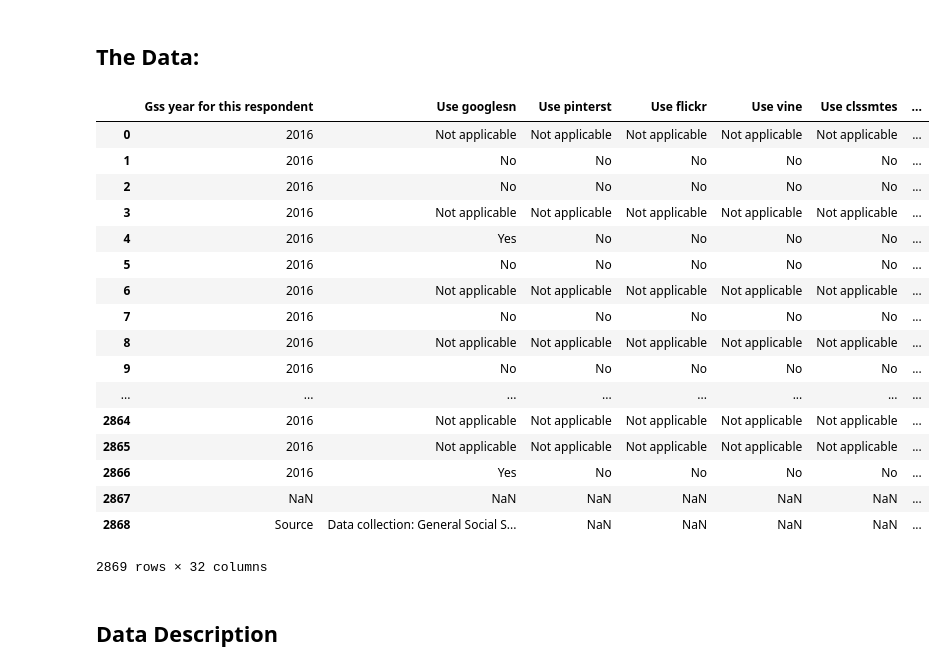
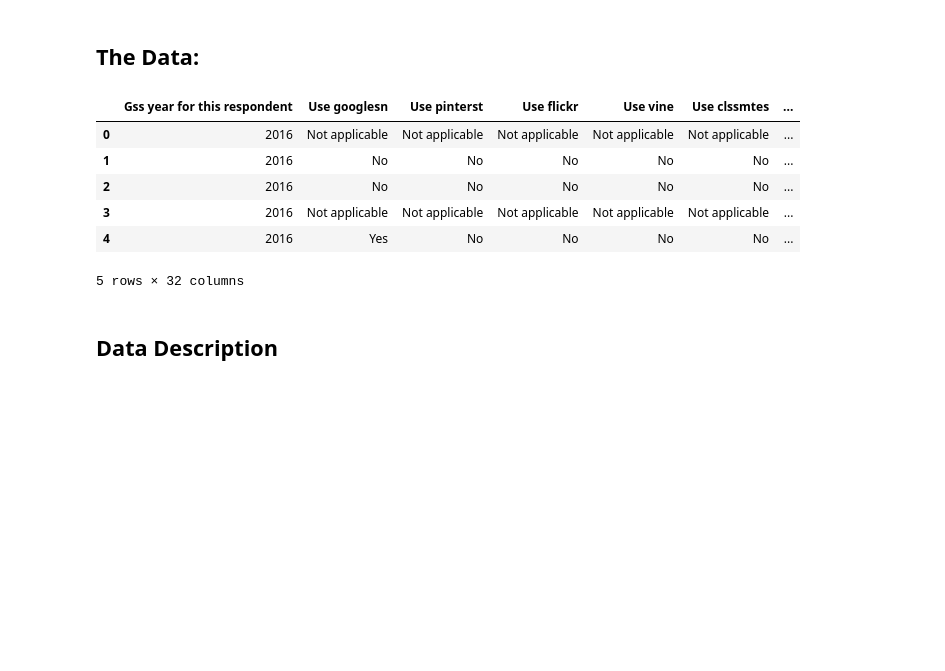
Before and after one commit to shrutirao94/pursuit-of-happiness, a Jupyter notebook: The Pursuit of Happiness.ipynb, the cells around one changed output. Saved outputs shown, nothing was run; the diff lists cells and outputs as text; code cells hidden in the pictures; blank space fills up the shorter version.

```diff
--- a/The Pursuit of Happiness.ipynb
+++ b/The Pursuit of Happiness.ipynb
@@ -21,26 +23,15 @@ import matplotlib.pyplot as plt
 % matplotlib inline
 # %%
 data = pd.read_csv('data.csv')
-data
+data.head()
 # %% [output]
 |  | Gss year for this respondent | Use googlesn | Use pinterst | Use flickr | Use vine | Use clssmtes | ... |
 | 0 | 2016 | Not applicable | Not applicable | Not applicable | Not applicable | Not applicable | ... |
 | 1 | 2016 | No | No | No | No | No | ... |
 | 2 | 2016 | No | No | No | No | No | ... |
 | 3 | 2016 | Not applicable | Not applicable | Not applicable | Not applicable | Not applicable | ... |
 | 4 | 2016 | Yes | No | No | No | No | ... |
-| 5 | 2016 | No | No | No | No | No | ... |
-| 6 | 2016 | Not applicable | Not applicable | Not applicable | Not applicable | Not applicable | ... |
-| 7 | 2016 | No | No | No | No | No | ... |
-| 8 | 2016 | Not applicable | Not applicable | Not applicable | Not applicable | Not applicable | ... |
-| 9 | 2016 | No | No | No | No | No | ... |
-| ... | ... | ... | ... | ... | ... | ... | ... |
-| 2864 | 2016 | Not applicable | Not applicable | Not applicable | Not applicable | Not applicable | ... |
-| 2865 | 2016 | Not applicable | Not applicable | Not applicable | Not applicable | Not applicable | ... |
-| 2866 | 2016 | Yes | No | No | No | No | ... |
-| 2867 | NaN | NaN | NaN | NaN | NaN | NaN | ... |
-| 2868 | Source | Data collection: General Social S... | NaN | NaN | NaN | NaN | ... |
-2869 rows × 32 columns
+5 rows × 32 columns
 # %% [markdown]
 ## Data Description
 # %% [markdown]
```
Also changed, not shown: parts of 14 cells of this notebook.
